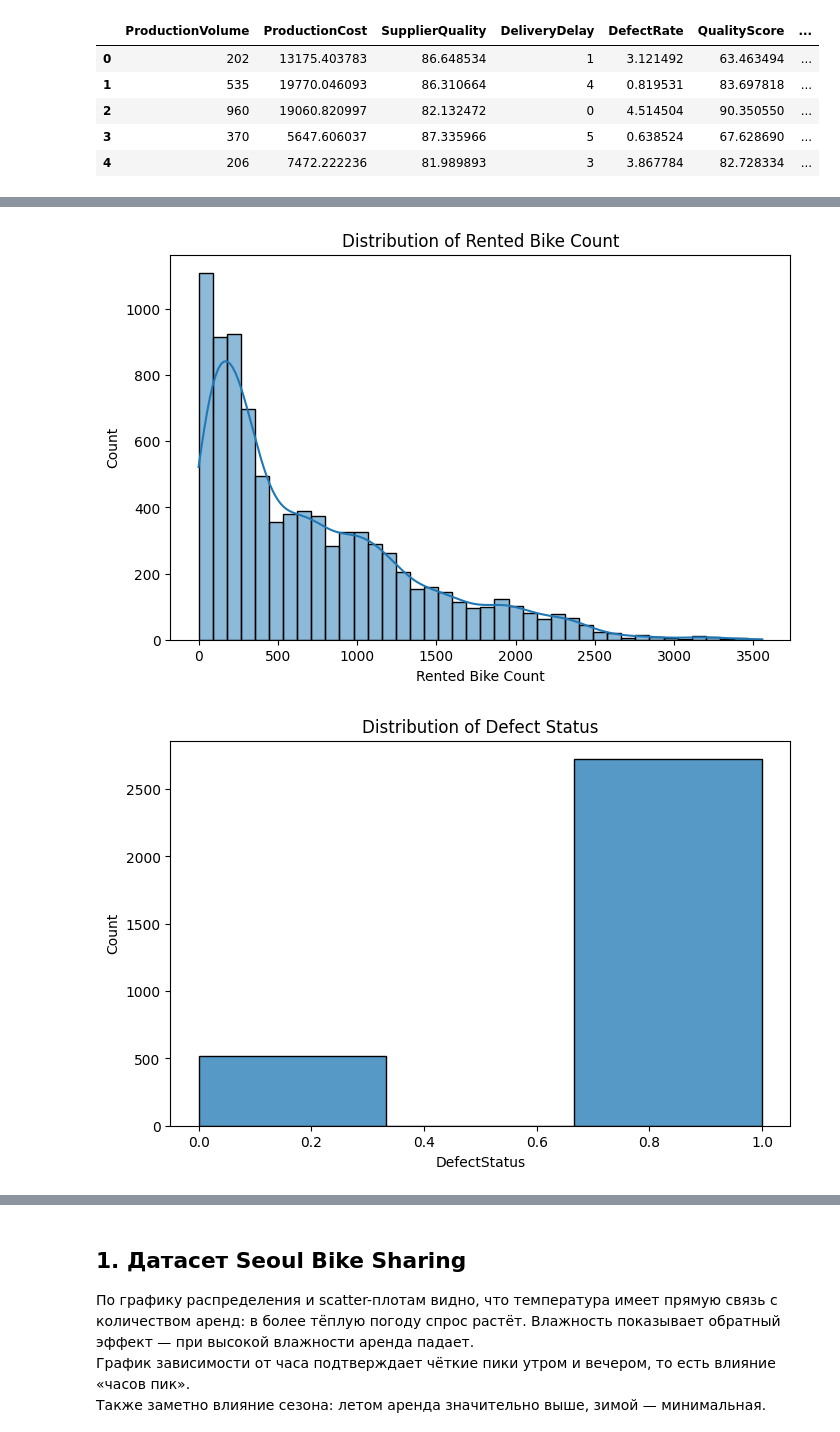
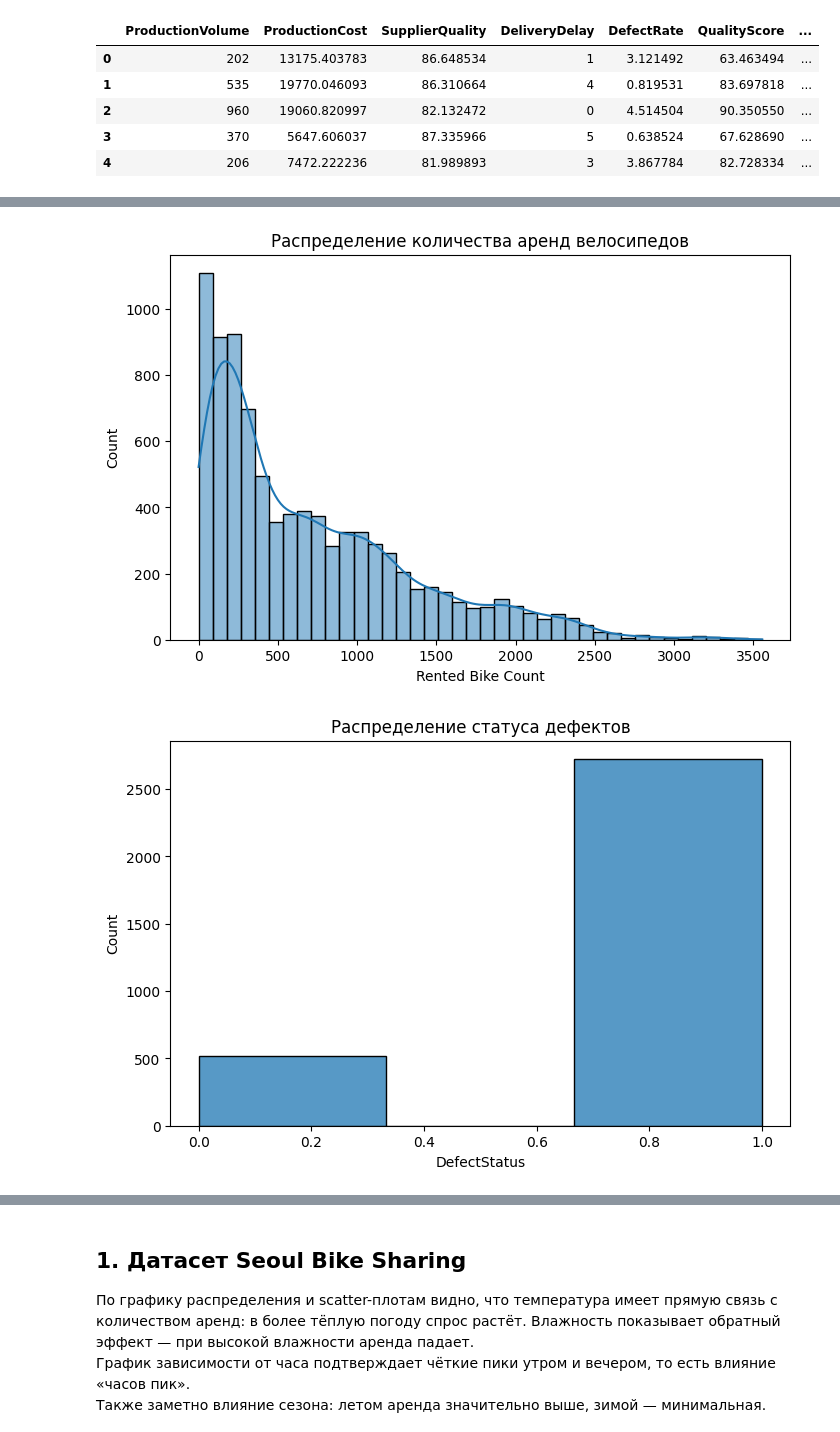
Before and after one commit to MAPiryazev/AI_Frameworks, a Jupyter notebook: Lab_4/lab4.ipynb, the cells around one changed output, grey strips where cells are left out. Drawn from its saved outputs; the diff is of its cells as text; code cells hidden in the pictures.

```diff
--- a/Lab_4/lab4.ipynb
+++ b/Lab_4/lab4.ipynb
@@ -132,24 +133,20 @@ F1 score: 0.9154811715481171
 - Модель: RandomForestClassifier
 - Метрики: Accuracy, F1, Confusion Matrix
 # %%
-# ============================================
-# 1. РАСПРЕДЕЛЕНИЯ
-# ============================================
+# Распределения
 
 plt.figure(figsize=(8,5))
 sns.histplot(bike_df["Rented Bike Count"], bins=40, kde=True)
-plt.title("Distribution of Rented Bike Count")
+plt.title("Распределение количества аренд велосипедов")
 plt.show()
 
 plt.figure(figsize=(8,5))
 sns.histplot(details_df["DefectStatus"], bins=3)
-plt.title("Distribution of Defect Status")
+plt.title("Распределение статуса дефектов")
 plt.show()
 
 
-# ============================================
-# 2. СВЯЗИ МЕЖДУ ПРИЗНАКАМИ
-# ============================================
+# Связи между признаками
 
 plt.figure(figsize=(8,5))
 sns.scatterplot(
@@ -157,7 +154,7 @@ sns.scatterplot(
     y=bike_df["Rented Bike Count"],
     s=10
 )
-plt.title("Temperature vs Rented Bike Count")
+plt.title("Температура vs количество аренд")
 plt.show()
 
 plt.figure(figsize=(8,5))
@@ -166,7 +163,7 @@ sns.scatterplot(
     y=bike_df["Rented Bike Count"],
     s=10
 )
-plt.title("Humidity vs Rented Bike Count")
+plt.title("Влажность vs количество аренд")
 plt.show()
 
 plt.figure(figsize=(8,5))
@@ -175,13 +172,11 @@ sns.scatterplot(
     y=details_df["DefectRate"],
     s=10
 )
-plt.title("Production Volume vs Defect Rate")
+plt.title("Производственный объём vs уровень дефектов")
 plt.show()
 
 
-# ============================================
-# 3. КОРРЕЛЯЦИОННЫЕ МАТРИЦЫ (важно для гипотез)
-# ============================================
+# Корелляционные матрицы
 
 plt.figure(figsize=(10,7))
 sns.heatmap(
@@ -189,41 +184,37 @@ sns.heatmap(
              'Wind speed (m/s)','Visibility (10m)','Dew point temperature(°C)',
              'Solar Radiation (MJ/m2)','Rainfall(mm)','Snowfall (cm)']].corr(),
     annot=True, fmt=".2f", cmap="coolwarm"
 )
-plt.title("Bike Dataset Correlation Heatmap")
+plt.title("Корреляционная матрица данных по велосипедам")
 plt.show()
 
 plt.figure(figsize=(12,10))
 sns.heatmap(details_df.corr(), annot=False, cmap="viridis")
-plt.title("Details Dataset Correlation Heatmap")
+plt.title("Корреляционная матрица данных по деталям")
 plt.show()
 
 
-# ============================================
 # 4. Динамика спроса по часу суток
-# ============================================
 
 plt.figure(figsize=(10,5))
 sns.lineplot(
     x=bike_df["Hour"],
     y=bike_df["Rented Bike Count"],
     ci=None
 )
-plt.title("Bike Rentals by Hour")
+plt.title("Аренды велосипедов по часу суток")
 plt.show()
 
 
-# ============================================
-# 5. Сезоны vs среднее число аренды
-# ============================================
+# 5. Сезоны и среднее число аренды
 
 plt.figure(figsize=(8,5))
 sns.barplot(
     x=bike_df["Seasons"],
     y=bike_df["Rented Bike Count"]
 )
-plt.title("Average Bike Rentals by Season")
+plt.title("Среднее число аренд по сезонам")
 plt.show()
 # %% [output]
-[figure, old version]
+[figure, new version]
-[figure, old version]
+[figure, new version]
```
Also changed, not shown: parts of 15 cells of this notebook.
